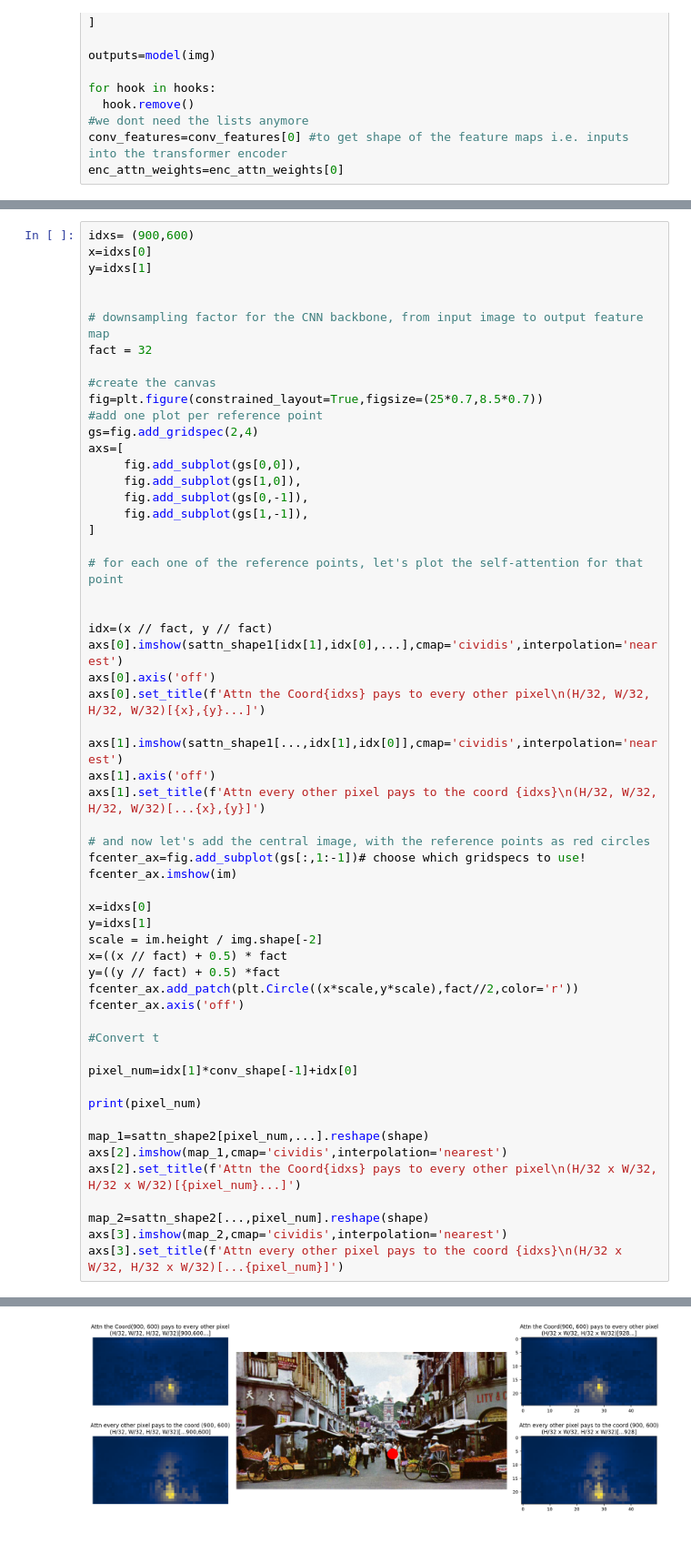
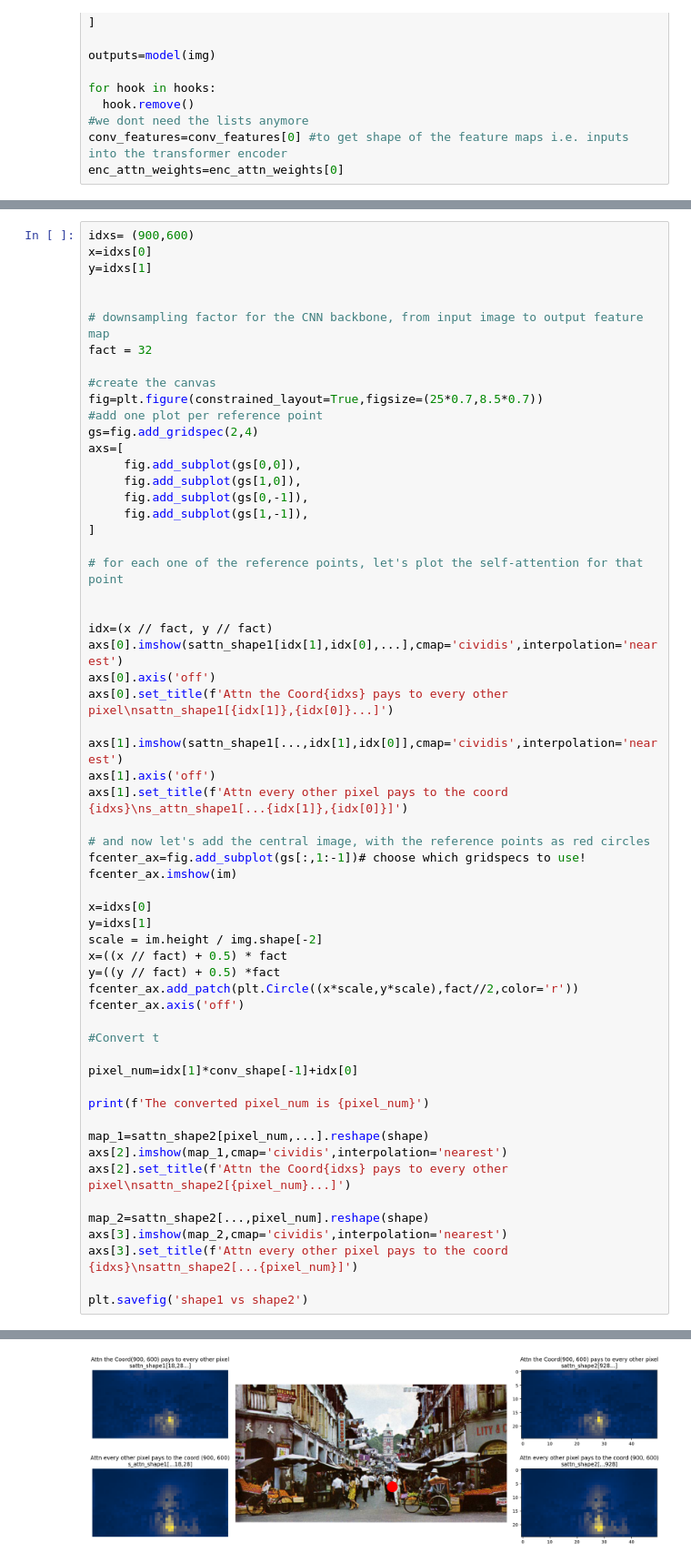
Before and after one commit to jing-yu-lim/CV_Understanding-DETR-Transformer-Self-Attention-Maps-Visualisation, a Jupyter notebook: Understanding_Transformer_Self_Attention_Maps.ipynb, the cells around one changed output, grey strips where cells are left out. Shown at 91% size. Cells and saved outputs as stored; diff of their text form.

```diff
--- a/Understanding_Transformer_Self_Attention_Maps.ipynb
+++ b/Understanding_Transformer_Self_Attention_Maps.ipynb
@@ -94,11 +89,11 @@ axs=[
 idx=(x // fact, y // fact)
 axs[0].imshow(sattn_shape1[idx[1],idx[0],...],cmap='cividis',interpolation='nearest')
 axs[0].axis('off')
-axs[0].set_title(f'Attn the Coord{idxs} pays to every other pixel\n(H/32, W/32, H/32, W/32)[{x},{y}...]')
+axs[0].set_title(f'Attn the Coord{idxs} pays to every other pixel\nsattn_shape1[{idx[1]},{idx[0]}...]')
 
 axs[1].imshow(sattn_shape1[...,idx[1],idx[0]],cmap='cividis',interpolation='nearest')
 axs[1].axis('off')
-axs[1].set_title(f'Attn every other pixel pays to the coord {idxs}\n(H/32, W/32, H/32, W/32)[...{x},{y}]')
+axs[1].set_title(f'Attn every other pixel pays to the coord {idxs}\ns_attn_shape1[...{idx[1]},{idx[0]}]')
 
 # and now let's add the central image, with the reference points as red circles
 fcenter_ax=fig.add_subplot(gs[:,1:-1])# choose which gridspecs to use!
@@ -116,13 +111,15 @@ fcenter_ax.axis('off')
 
 pixel_num=idx[1]*conv_shape[-1]+idx[0]
 
-print(pixel_num)
+print(f'The converted pixel_num is {pixel_num}')
 
 map_1=sattn_shape2[pixel_num,...].reshape(shape)
 axs[2].imshow(map_1,cmap='cividis',interpolation='nearest')
-axs[2].set_title(f'Attn the Coord{idxs} pays to every other pixel\n(H/32 x W/32, H/32 x W/32)[{pixel_num}...]')
+axs[2].set_title(f'Attn the Coord{idxs} pays to every other pixel\nsattn_shape2[{pixel_num}...]')
 
 map_2=sattn_shape2[...,pixel_num].reshape(shape)
 axs[3].imshow(map_2,cmap='cividis',interpolation='nearest')
-axs[3].set_title(f'Attn every other pixel pays to the coord {idxs}\n(H/32 x W/32, H/32 x W/32)[...{pixel_num}]')
+axs[3].set_title(f'Attn every other pixel pays to the coord {idxs}\nsattn_shape2[...{pixel_num}]')
+
+plt.savefig('shape1 vs shape2')
 # %% [output]
@@ -131 +127 @@ Text(0.5, 1.0, 'Attn every other pixel pays to the coord (900, 600)\n(H/32 x W/3
-[figure, old version]
+[figure, new version]
```
Also changed, not shown: parts of 5 cells of this notebook.
